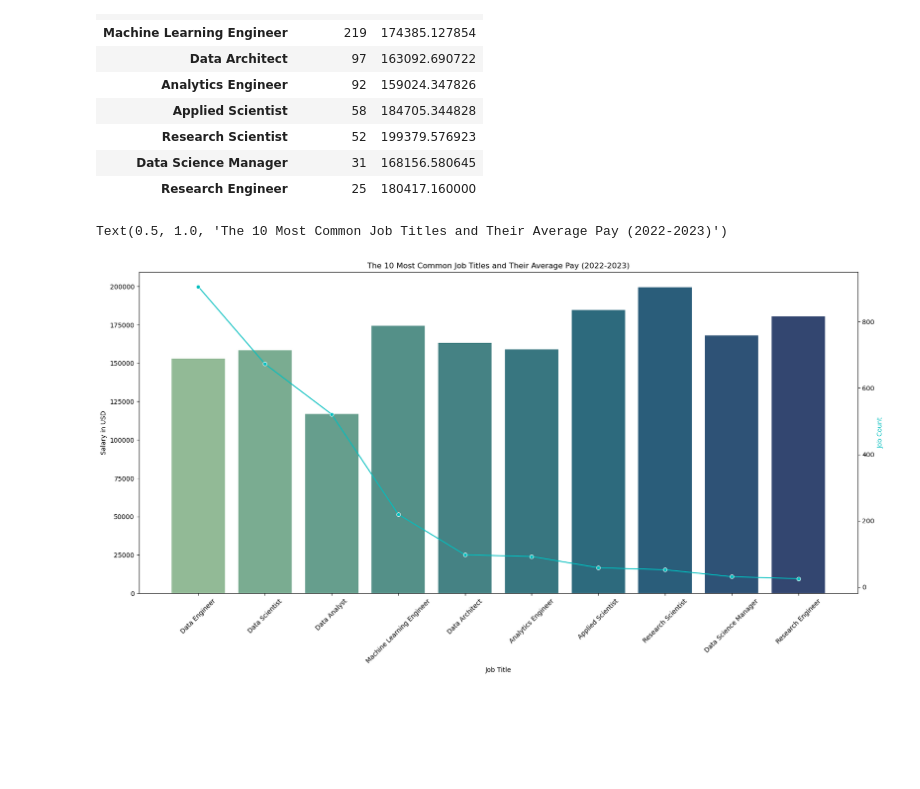
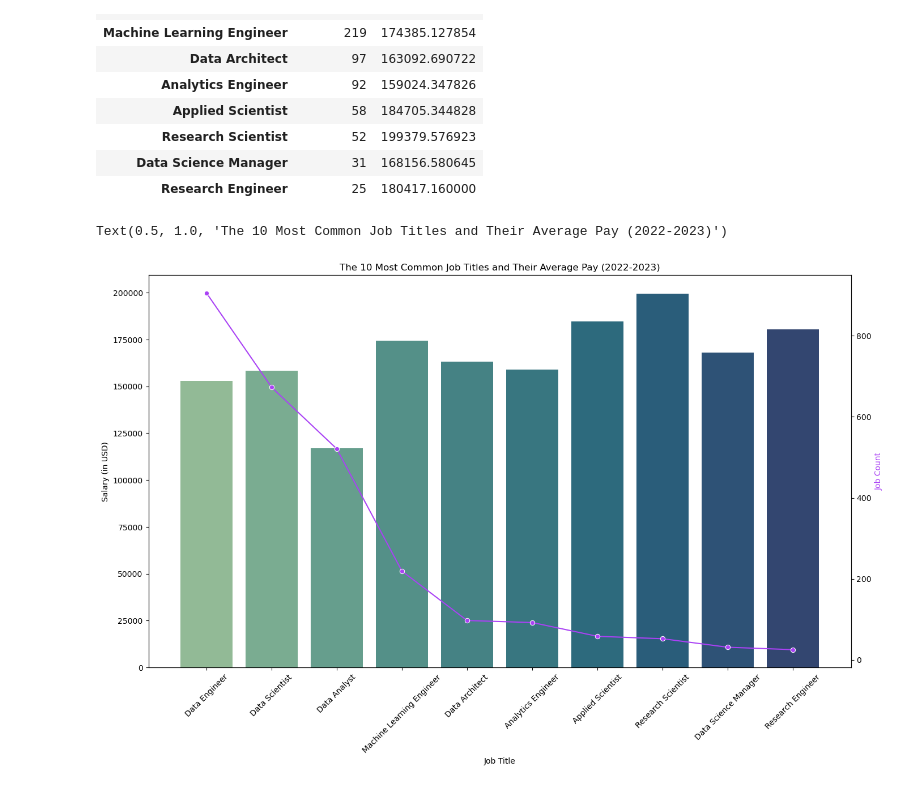
Before and after one commit to joshlynj/ds_salaries, a Jupyter notebook: notebooks/eda.ipynb, the cells around one changed output. Cells and saved outputs as stored; diff of their text form; code cells hidden in the pictures; blank space fills up the shorter version.

```diff
--- a/notebooks/eda.ipynb
+++ b/notebooks/eda.ipynb
@@ -316,15 +316,15 @@ display(most_common_df)
 | Data Science Manager | 31 | 168156.580645 |
 | Research Engineer | 25 | 180417.160000 |
 # %%
-fig, ax1 = plt.subplots(figsize=(20,9))
+fig, ax1 = plt.subplots(figsize=(16,9))
 sns.barplot(x = most_common_df.index, y = most_common_df.salary_in_usd, palette="crest")
 ax2=ax1.twinx()
-sns.lineplot(data = most_common_df['job_count'], marker='o', sort = False, ax=ax2, color = 'c')
-ax1.set_ylabel('Salary in USD')
-ax2.set_ylabel('Job Count', color = 'c')
+sns.lineplot(data = most_common_df['job_count'], marker='o', sort = False, ax=ax2, color = '#aa42f5')
+ax1.set_ylabel('Salary (in USD)')
+ax2.set_ylabel('Job Count', color = '#aa42f5')
 ax1.set_xlabel('Job Title')
 ax1.tick_params(axis='x', rotation=45)
 plt.title('The 10 Most Common Job Titles and Their Average Pay (2022-2023)')
 # %% [output]
 Text(0.5, 1.0, 'The 10 Most Common Job Titles and Their Average Pay (2022-2023)')
-[figure, old version]
+[figure, new version]
```
Also changed, not shown: parts of 2 cells of this notebook.
